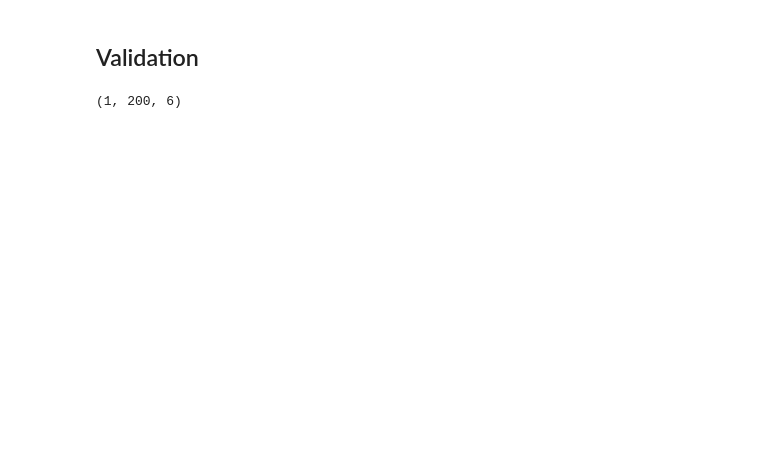
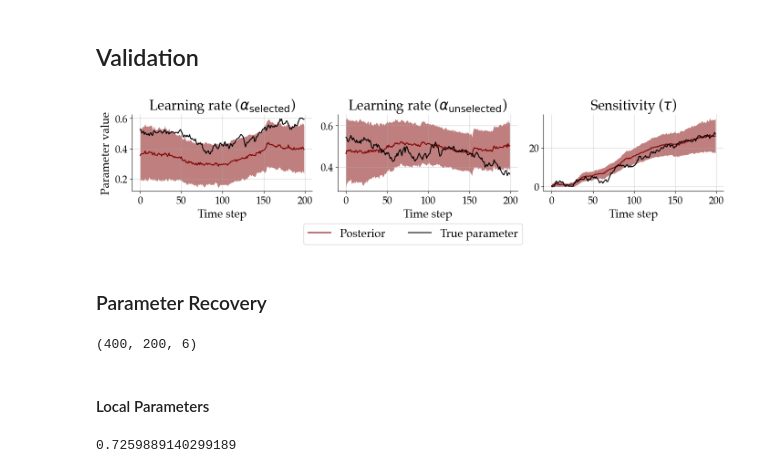
Before and after one commit to LuSchumacher/non-stationary-reinforcement-learning, a Jupyter notebook: three_alt_full_feedback/notebooks/model_development.ipynb, the cells around one changed output. Saved outputs shown, nothing was run; the diff lists cells and outputs as text; code cells hidden in the pictures; blank space fills up the shorter version.

Commit message:
update three alt modeling

```diff
--- a/three_alt_full_feedback/notebooks/model_development.ipynb
+++ b/three_alt_full_feedback/notebooks/model_development.ipynb
@@ -219,8 +229,57 @@ loss_plot = beef.diagnostics.plot_losses(history)
 # %% [markdown]
 ## Validation
-# %%
-x = model(1)
-_ = configure_input(x)
-_['summary_conditions'].shape
-# %% [output]
-(1, 200, 6)
+# %%
+val_data = model(1)
+theta_true = val_data['local_prior_draws'][0]
+eta_true = val_data['hyper_prior_draws'][0]
+# %%
+val_data_config = configure_input(val_data)
+# %%
+post_sample = amortizer.sample(val_data_config, n_samples=1000)
+# %%
+theta_post = post_sample['local_samples'] * LOCAL_PRIOR_STD + LOCAL_PRIOR_MEAN
+theta_post_mean = theta_post.mean(axis=1)
+theta_post_std = theta_post.std(axis=1)
+# %%
+time = np.arange(theta_post_mean.shape[0])
+fig, axarr = plt.subplots(1, 3, figsize=(14, 3))
+for i, ax in enumerate(axarr.flat):
+    ax.grid(alpha=0.5)
+    ax.plot(
+        time,
+        theta_post_mean[:, i],
+        color='maroon', label="Posterior"
+    )
+    ax.plot(
+        time,
+        theta_true[:, i],
+        color='black', label="True parameter"
+    )
+    ax.fill_between(
+        time,
+        theta_post_mean[:, i] - theta_post_std[:, i],
+        theta_post_mean[:, i] + theta_post_std[:, i],
+        color='maroon', alpha=0.5, linewidth=0.0
+    )
+    ax.set_title(f'{THETA_NAMES[i]} ({THETA_LABELS[i]})', fontsize=FONT_SIZE_1)
+    ax.tick_params(axis='both', which='major', labelsize=FONT_SIZE_3)
+    if i == 0:
+        ax.set_ylabel("Parameter value", fontsize=FONT_SIZE_2)
+        fig.subplots_adjust(hspace=0.5)
+        fig.legend(fontsize=FONT_SIZE_2, bbox_to_anchor=(0.5, -0.05), loc="center", ncol=2)
+    ax.set_xlabel("Time step", fontsize=FONT_SIZE_2)
+
+sns.despine()
+fig.tight_layout()
+# %% [output]
+[figure, added]
+# %% [markdown]
+### Parameter Recovery
+# %%
+sim_data = model(NUM_VALIDATION_SIM)
+theta_true = sim_data['local_prior_draws']
+eta_true = sim_data['hyper_prior_draws']
+sim_data_config = trainer.configurator(sim_data)['summary_conditions']
+sim_data_config.shape
+# %% [output]
+(400, 200, 6)
@@ -226,0 +294,2 @@ _['summary_conditions'].shape
+# %% [markdown]
+#### Local Parameters
@@ -226,0 +301,4 @@ _['summary_conditions'].shape
+# %%
+np.corrcoef(theta_true[:, 0, 0], post_theta_median[:, 0, 0])[0, 1]
+# %% [output]
+0.7259889140299189
```
Also changed, not shown: parts of 21 cells of this notebook, 5 other files.
